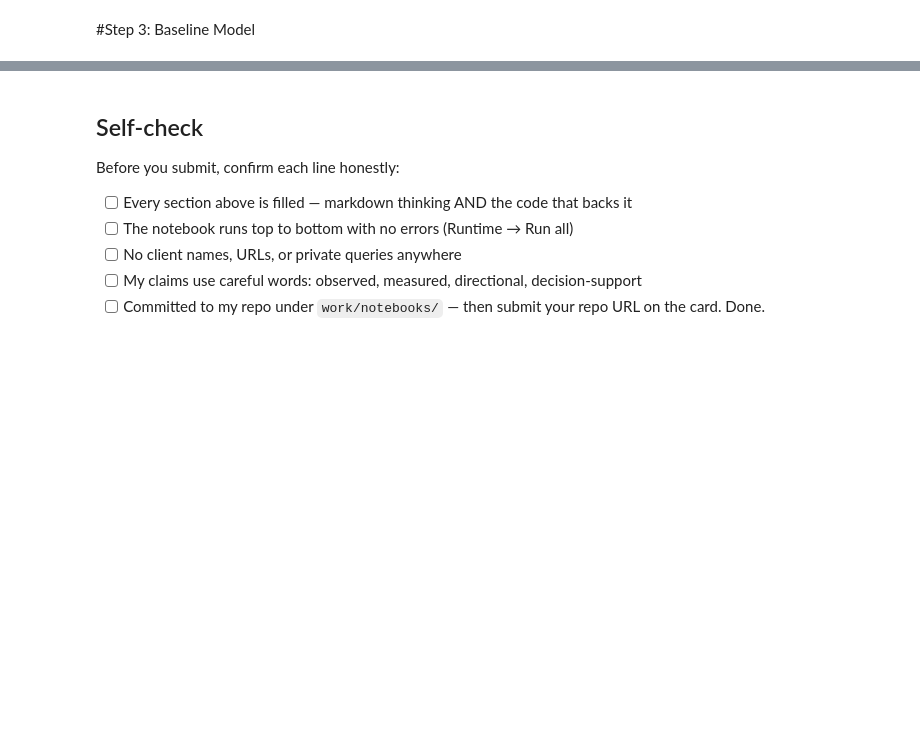
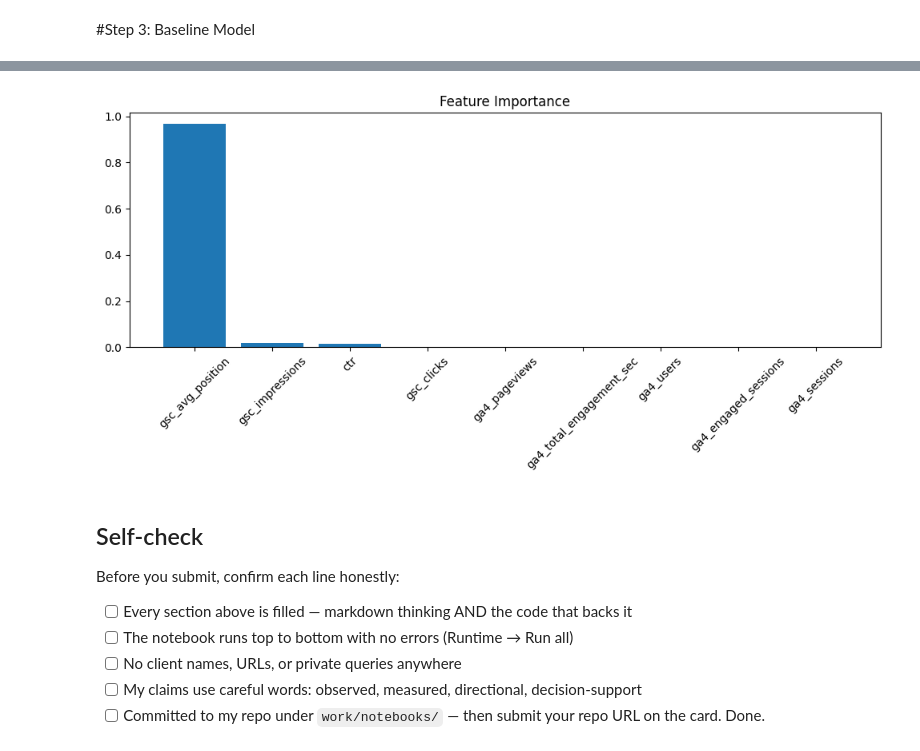
Before and after one commit to asherkashif/flyrank-ml-internship, a Jupyter notebook: work/notebooks/capstone.ipynb, the cells around one changed output, grey strips where cells are left out. Cells and saved outputs as stored; diff of their text form; code cells hidden in the pictures; blank space fills up the shorter version.

```diff
--- a/work/notebooks/capstone.ipynb
+++ b/work/notebooks/capstone.ipynb
@@ -787,0 +778,11 @@ ValueError: Input y contains NaN.
+# %%
+from sklearn.ensemble import RandomForestRegressor
+
+rf = RandomForestRegressor(
+    n_estimators=200,
+    random_state=42
+)
+
+rf.fit(X_train, y_train)
+
+rf_pred = rf.predict(X_test)
@@ -787,0 +882,12 @@ ValueError: Input y contains NaN.
+# %%
+importance = pd.DataFrame({
+    "Feature": X.columns,
+    "Importance": rf.feature_importances_
+})
+
+importance = importance.sort_values(
+    "Importance",
+    ascending=False
+)
+
+importance
@@ -788,3 +905,22 @@ ValueError: Input y contains NaN.
+# %%
+import matplotlib.pyplot as plt
+
+plt.figure(figsize=(10,5))
+
+plt.bar(
+    importance["Feature"],
+    importance["Importance"]
+)
+
+plt.xticks(rotation=45)
+
+plt.title("Feature Importance")
+
+plt.tight_layout()
+
+plt.show()
+# %% [output]
+[figure, added]
 # %% [markdown]
 ## Self-check
 
```
Also changed, not shown: parts of 7 cells of this notebook.
